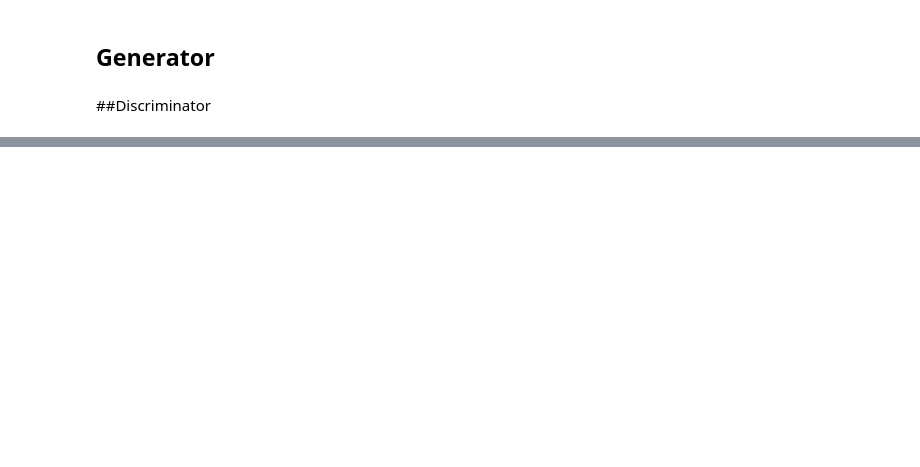
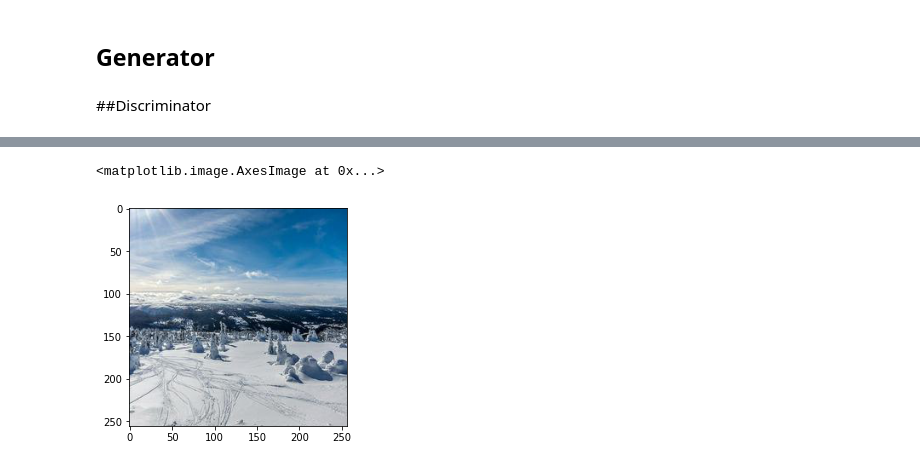
Before and after one commit to Sayantan0013/Monet_GAN, a Jupyter notebook: notebook/base.ipynb, the cells around one changed output, grey strips where cells are left out. Saved outputs shown, nothing was run; the diff lists cells and outputs as text; code cells hidden in the pictures; blank space fills up the shorter version.

```diff
--- a/notebook/base.ipynb
+++ b/notebook/base.ipynb
@@ -119,0 +239,5 @@ class Discriminator(nn.Module):
+# %%
+plt.imshow(im[n])
+# %% [output]
+<matplotlib.image.AxesImage at 0x...>
+[figure, added]
```
Also changed, not shown: parts of 13 cells of this notebook.
